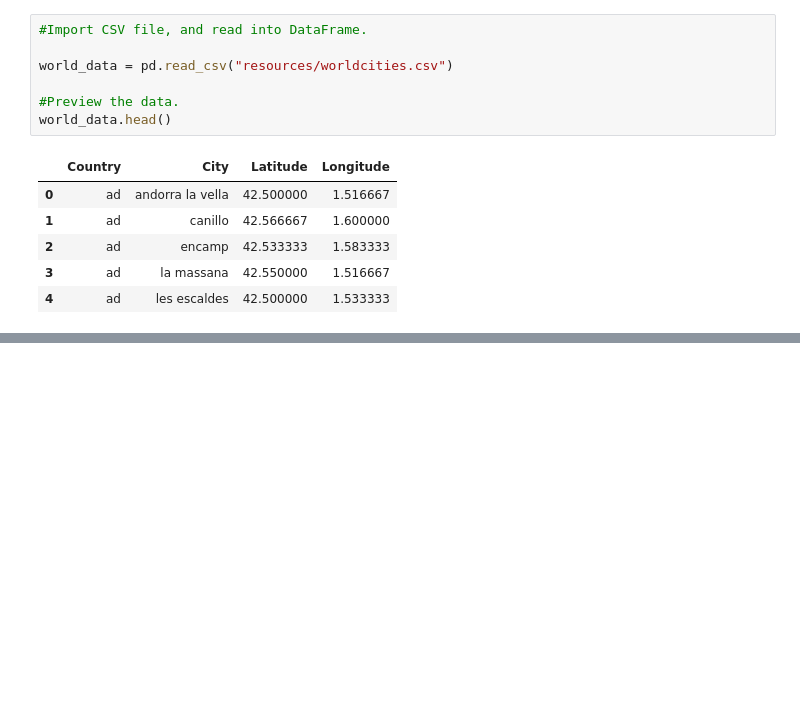
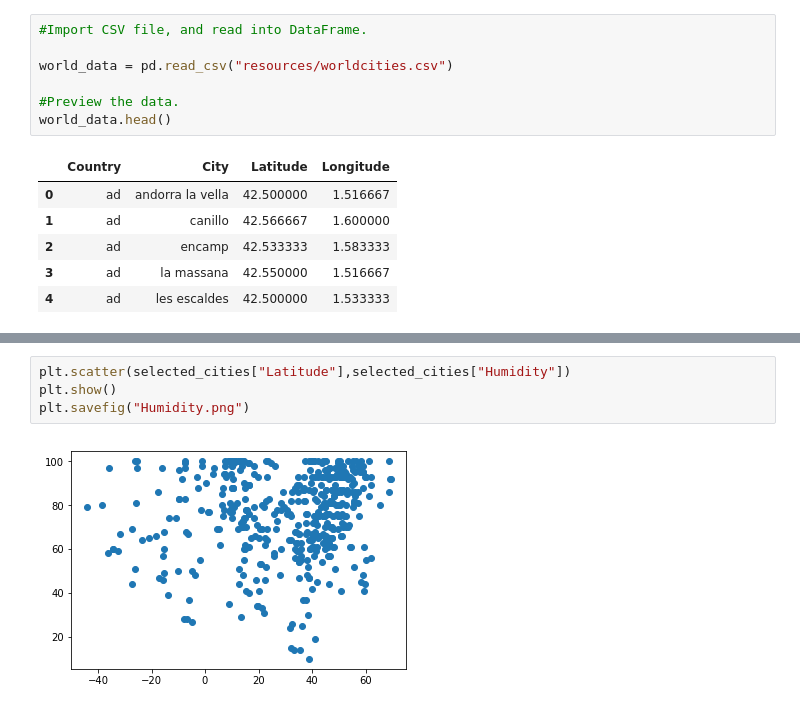
Before and after one commit to ENPlummer/WeatherPy, a Jupyter notebook: WeatherPy.ipynb, the cells around one changed output, grey strips where cells are left out. Drawn from its saved outputs; the diff is of its cells as text; blank space fills up the shorter version.

```diff
--- a/WeatherPy.ipynb
+++ b/WeatherPy.ipynb
@@ -100,0 +155,6 @@ MissingSchema: Invalid URL 'api.openweathermap.org/data/2.5/weather?appid=&q=cit
+# %%
+plt.scatter(selected_cities["Latitude"],selected_cities["Humidity"])
+plt.show()
+plt.savefig("Humidity.png")
+# %% [output]
+[figure, added]
```
Also changed, not shown: parts of 9 cells of this notebook, 11 other files.
